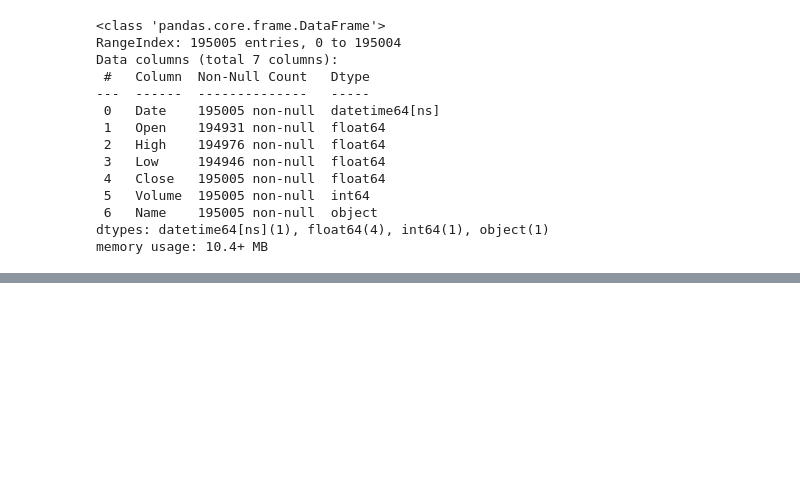
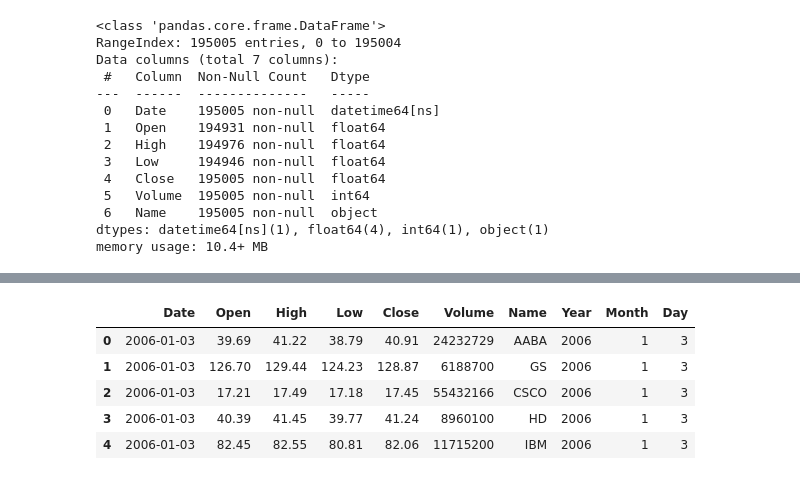
Before and after one commit to usp787/DJIA_30_Stock_Time_Series, a Jupyter notebook: DJIA_30_Stock_Time_Series.ipynb, the cells around one changed output, grey strips where cells are left out. Drawn from its saved outputs; the diff is of its cells as text; code cells hidden in the pictures; blank space fills up the shorter version.

```diff
--- a/DJIA_30_Stock_Time_Series.ipynb
+++ b/DJIA_30_Stock_Time_Series.ipynb
@@ -50,0 +49,9 @@ combined_df.head()
+# %%
+combined_df.head()
+# %% [output]
+|  | Date | Open | High | Low | Close | Volume | Name | Year | Month | Day |
+| 0 | 2006-01-03 | 39.69 | 41.22 | 38.79 | 40.91 | 24232729 | AABA | 2006 | 1 | 3 |
+| 1 | 2006-01-03 | 126.70 | 129.44 | 124.23 | 128.87 | 6188700 | GS | 2006 | 1 | 3 |
+| 2 | 2006-01-03 | 17.21 | 17.49 | 17.18 | 17.45 | 55432166 | CSCO | 2006 | 1 | 3 |
+| 3 | 2006-01-03 | 40.39 | 41.45 | 39.77 | 41.24 | 8960100 | HD | 2006 | 1 | 3 |
+| 4 | 2006-01-03 | 82.45 | 82.55 | 80.81 | 82.06 | 11715200 | IBM | 2006 | 1 | 3 |
```
Also changed, not shown: parts of 5 cells of this notebook.
